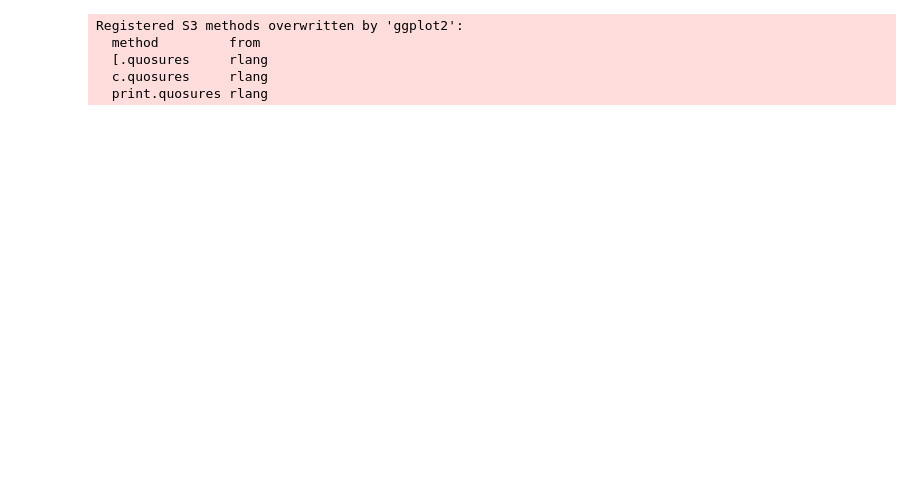
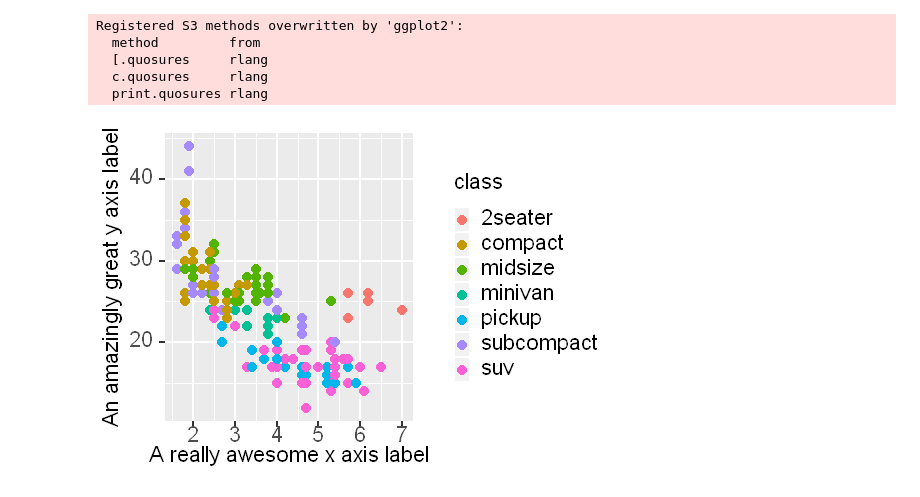
Before and after one commit to XavierOwen/Notes, a Jupyter notebook: Statistics/R/Elegant Graphics for Data Analysis/Chap12_Scales, axes and legends.ipynb, the cells around one changed output. Saved outputs shown, nothing was run; the diff lists cells and outputs as text; code cells hidden in the pictures; blank space fills up the shorter version.

```diff
--- a/Statistics/R/Elegant Graphics for Data Analysis/Chap12_Scales, axes and legends.ipynb
+++ b/Statistics/R/Elegant Graphics for Data Analysis/Chap12_Scales, axes and legends.ipynb
@@ -22,9 +49,9 @@ multiplot <- function(..., plotlist=NULL, file, ncol=1, layout=NULL, res=180, wi
 
     numPlots = length(plots)
     if (width>0){
-        options(repr.plot.width=width, repr.plot.height=2*max(numPlots%/%ncol,1), repr.plot.res=res)
+        options(repr.plot.width=width, repr.plot.height=2*max(ceiling(numPlots/ncol),1), repr.plot.res=res)
     } else{
-        options(repr.plot.width=min(9,3*ncol), repr.plot.height=2*max(numPlots%/%ncol,1), repr.plot.res=res)
+        options(repr.plot.width=min(9,3*ncol), repr.plot.height=2*max(ceiling(numPlots/ncol),1), repr.plot.res=res)
     }
 
     # If layout is NULL, then use 'ncol' to determine layout
@@ -63,7 +90,8 @@ multiplot <- function(..., plotlist=NULL, file, ncol=1, layout=NULL, res=180, wi
 myTheme = theme(
     plot.title = element_text(size = rel(0.5)),
     axis.title = element_text(size = rel(0.8)),
-    legend.title = element_text(size = rel(0.8))
+    legend.title = element_text(size = rel(0.8)),
+    legend.key.size = unit(2.2,'mm')
 )
 # %% [output]
 Registered S3 methods overwritten by 'ggplot2':
@@ -71,3 +99,10 @@ Registered S3 methods overwritten by 'ggplot2':
   [.quosures     rlang
   c.quosures     rlang
   print.quosures rlang
+# %%
+ggplot(mpg, aes(displ, hwy)) +
+geom_point(aes(colour = class)) +
+scale_x_continuous("A really awesome x axis label") +
+scale_y_continuous("An amazingly great y axis label")+myTheme
+# %% [output]
+[figure, added]
```
Also changed, not shown: parts of 50 cells of this notebook, 1 other file.
